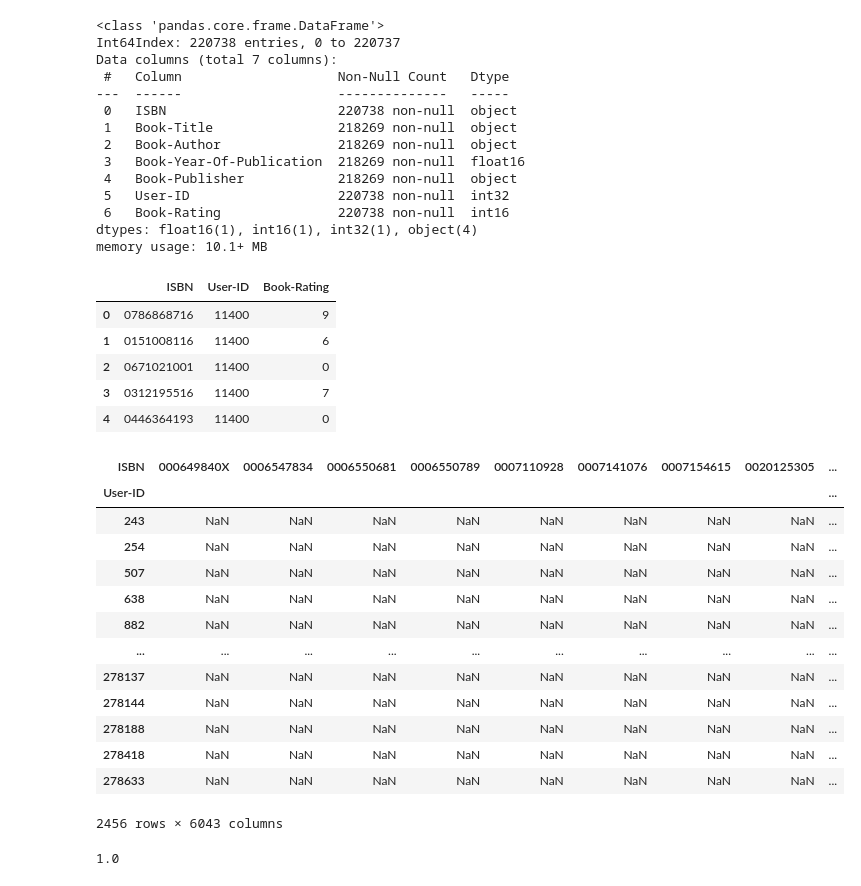
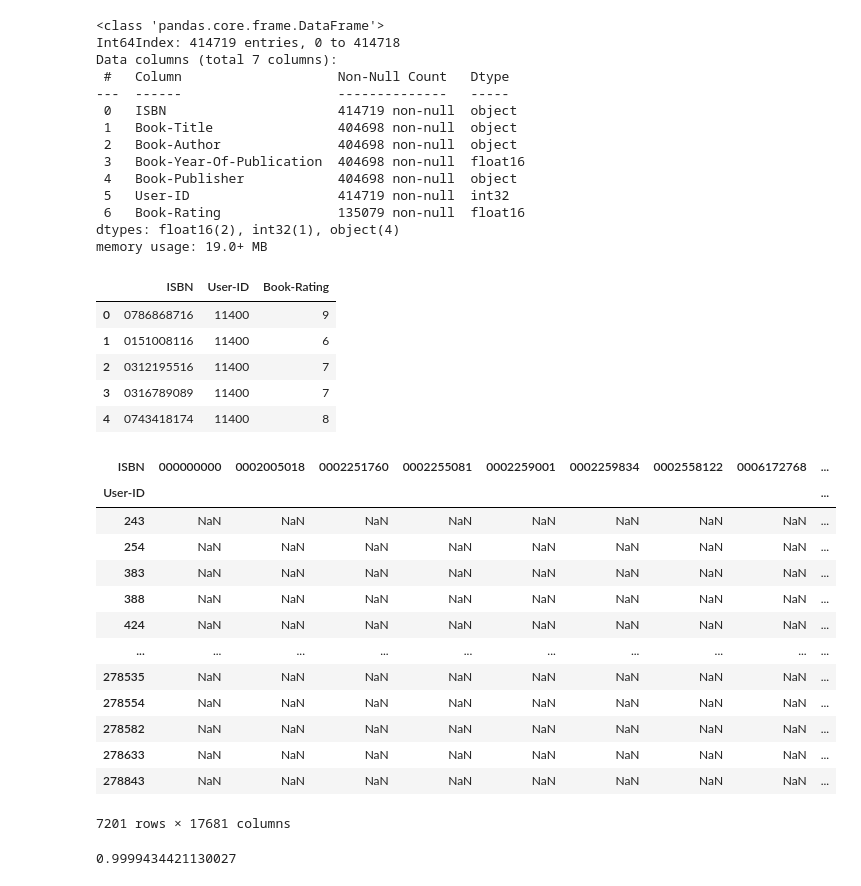
Before and after one commit to jimvekemans/DataMining, a Jupyter notebook: User-item_recommender.ipynb, the cells around one changed output. Cells and saved outputs as stored; diff of their text form; code cells hidden in the pictures.

Commit message:
Ratings met score 0 weggefilterd

```diff
--- a/User-item_recommender.ipynb
+++ b/User-item_recommender.ipynb
@@ -48,5 +48,5 @@ user_data
 # %%
-PERC_OF_DATA_TO_USE = 33.0
+PERC_OF_DATA_TO_USE = 100
 # %%
 user_rating_counts = df['User-ID'].value_counts()
 cutoff_point = int(user_rating_counts.shape[0]*(PERC_OF_DATA_TO_USE/100.0))
@@ -64,47 +64,48 @@ df = df.append(user_data, ignore_index=True).drop_duplicates()
 df.info()
 # %% [output]
 <class 'pandas.core.frame.DataFrame'>
-Int64Index: 220738 entries, 0 to 220737
+Int64Index: 414719 entries, 0 to 414718
 Data columns (total 7 columns):
  #   Column                    Non-Null Count   Dtype
 ---  ------                    --------------   -----
- 0   ISBN                      220738 non-null  object
- 1   Book-Title                218269 non-null  object
- 2   Book-Author               218269 non-null  object
- 3   Book-Year-Of-Publication  218269 non-null  float16
- 4   Book-Publisher            218269 non-null  object
- 5   User-ID                   220738 non-null  int32
- 6   Book-Rating               220738 non-null  int16
-dtypes: float16(1), int16(1), int32(1), object(4)
-memory usage: 10.1+ MB
+ 0   ISBN                      414719 non-null  object
+ 1   Book-Title                404698 non-null  object
+ 2   Book-Author               404698 non-null  object
+ 3   Book-Year-Of-Publication  404698 non-null  float16
+ 4   Book-Publisher            404698 non-null  object
+ 5   User-ID                   414719 non-null  int32
+ 6   Book-Rating               135079 non-null  float16
+dtypes: float16(2), int32(1), object(4)
+memory usage: 19.0+ MB
 # %%
-user_item_df = df.drop(columns=['Book-Title', 'Book-Author', 'Book-Year-Of-Publication', 'Book-Publisher']).reset_index(drop=True)
+user_item_df = df.drop(columns=['Book-Title', 'Book-Author', 'Book-Year-Of-Publication', 'Book-Publisher']).dropna().reset_index(drop=True)
+user_item_df['Book-Rating'] = user_item_df['Book-Rating'].astype(np.int16)
 user_item_df.head()
 # %% [output]
 |  | ISBN | User-ID | Book-Rating |
 | 0 | 0786868716 | 11400 | 9 |
 | 1 | 0151008116 | 11400 | 6 |
-| 2 | 0671021001 | 11400 | 0 |
-| 3 | 0312195516 | 11400 | 7 |
-| 4 | 0446364193 | 11400 | 0 |
+| 2 | 0312195516 | 11400 | 7 |
+| 3 | 0316789089 | 11400 | 7 |
+| 4 | 0743418174 | 11400 | 8 |
 # %%
-user_item_matrix = pd.pivot_table(user_item_df, values='Book-Rating', index=['User-ID'], columns=['ISBN'])
+user_item_matrix = pd.pivot_table(user_item_df, values='Book-Rating', index='User-ID', columns='ISBN')
 user_item_matrix
 # %% [output]
-| ISBN | 000649840X | 0006547834 | 0006550681 | 0006550789 | 0007110928 | 0007141076 | 0007154615 | 0020125305 | ... |
+| ISBN | 000000000 | 0002005018 | 0002251760 | 0002255081 | 0002259001 | 0002259834 | 0002558122 | 0006172768 | ... |
 | User-ID |  |  |  |  |  |  |  |  | ... |
 | 243 | NaN | NaN | NaN | NaN | NaN | NaN | NaN | NaN | ... |
 | 254 | NaN | NaN | NaN | NaN | NaN | NaN | NaN | NaN | ... |
-| 507 | NaN | NaN | NaN | NaN | NaN | NaN | NaN | NaN | ... |
-| 638 | NaN | NaN | NaN | NaN | NaN | NaN | NaN | NaN | ... |
-| 882 | NaN | NaN | NaN | NaN | NaN | NaN | NaN | NaN | ... |
+| 383 | NaN | NaN | NaN | NaN | NaN | NaN | NaN | NaN | ... |
+| 388 | NaN | NaN | NaN | NaN | NaN | NaN | NaN | NaN | ... |
+| 424 | NaN | NaN | NaN | NaN | NaN | NaN | NaN | NaN | ... |
 | ... | ... | ... | ... | ... | ... | ... | ... | ... | ... |
-| 278137 | NaN | NaN | NaN | NaN | NaN | NaN | NaN | NaN | ... |
-| 278144 | NaN | NaN | NaN | NaN | NaN | NaN | NaN | NaN | ... |
-| 278188 | NaN | NaN | NaN | NaN | NaN | NaN | NaN | NaN | ... |
-| 278418 | NaN | NaN | NaN | NaN | NaN | NaN | NaN | NaN | ... |
+| 278535 | NaN | NaN | NaN | NaN | NaN | NaN | NaN | NaN | ... |
+| 278554 | NaN | NaN | NaN | NaN | NaN | NaN | NaN | NaN | ... |
+| 278582 | NaN | NaN | NaN | NaN | NaN | NaN | NaN | NaN | ... |
 | 278633 | NaN | NaN | NaN | NaN | NaN | NaN | NaN | NaN | ... |
+| 278843 | NaN | NaN | NaN | NaN | NaN | NaN | NaN | NaN | ... |
-2456 rows × 6043 columns
+7201 rows × 17681 columns
 # %%
 df = df[df['User-ID'] != user1]
 # %%
@@ -122,7 +123,7 @@ user2_ratings = user_item_matrix.transpose()[random.sample(df['User-ID'].drop_du
 distance = hamming(user1_ratings,user2_ratings)
 distance
 # %% [output]
-1.0
+0.9999434421130027
 # %%
 df["Distance"] = df["User-ID"].apply(lambda user2: hamming_distance(user1, user2, user_item_matrix))
 df.head()
```
Also changed, not shown: parts of 13 cells of this notebook, 3 other files.
